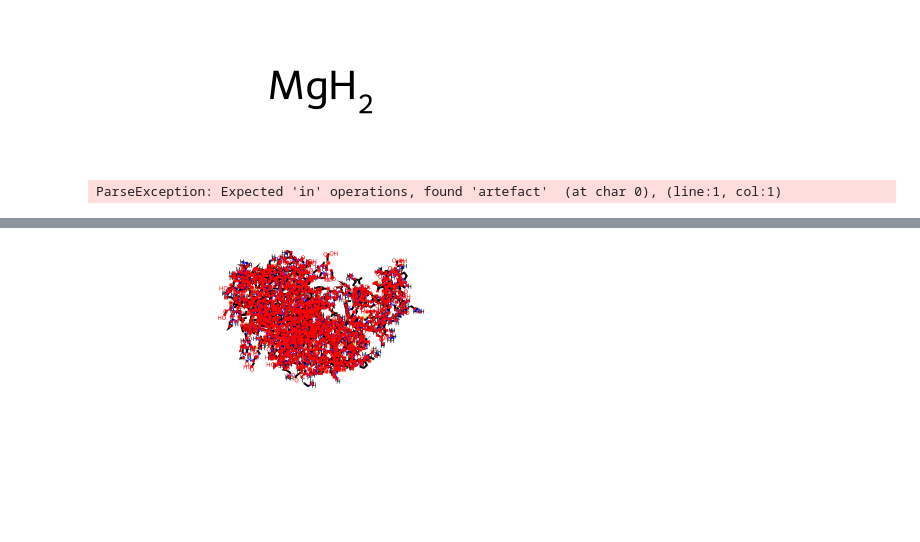
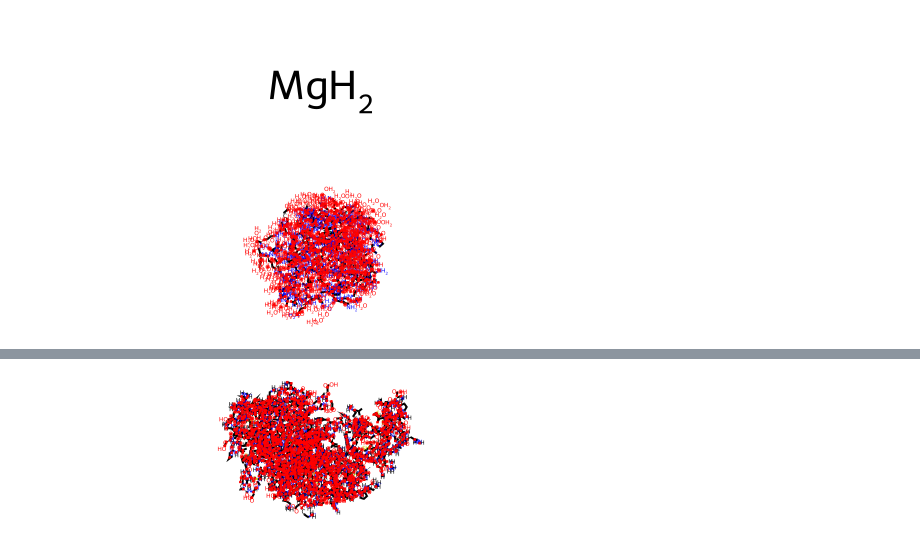
Before and after one commit to finlayiainmaclean/rdsl, a Jupyter notebook: examples.ipynb, the cells around one changed output, grey strips where cells are left out. Saved outputs shown, nothing was run; the diff lists cells and outputs as text; code cells hidden in the pictures; blank space fills up the shorter version.

```diff
--- a/examples.ipynb
+++ b/examples.ipynb
@@ -272,10 +275,12 @@ result.mol
 # %% [output]
 [figure]
 # %%
-result = select_molecule(cocomplex, "artefact")
+# Remove crystallisation non-biological artefacts. Defined in
+# Table A4 of PLINDER https://www.biorxiv.org/content/10.1101/2024.07.17.603955v1.full.pdf
+result = select_molecule(cocomplex, "not artefact")
 result.mol
 # %% [output]
-ParseException: Expected 'in' operations, found 'artefact'  (at char 0), (line:1, col:1)
+[figure, added]
 # %%
 dna = Chem.MolFromPDBFile("tests/data/1CGP.pdb", sanitize=False)
 result = select_molecule(dna, "nucleic")
```
Also changed, not shown: parts of 10 cells of this notebook, 8 other files.
